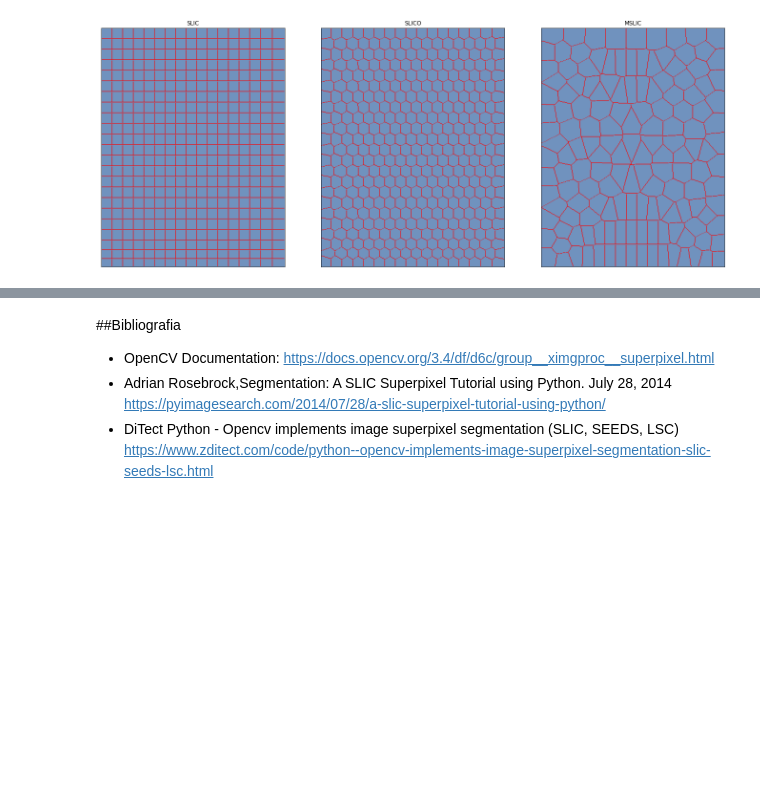
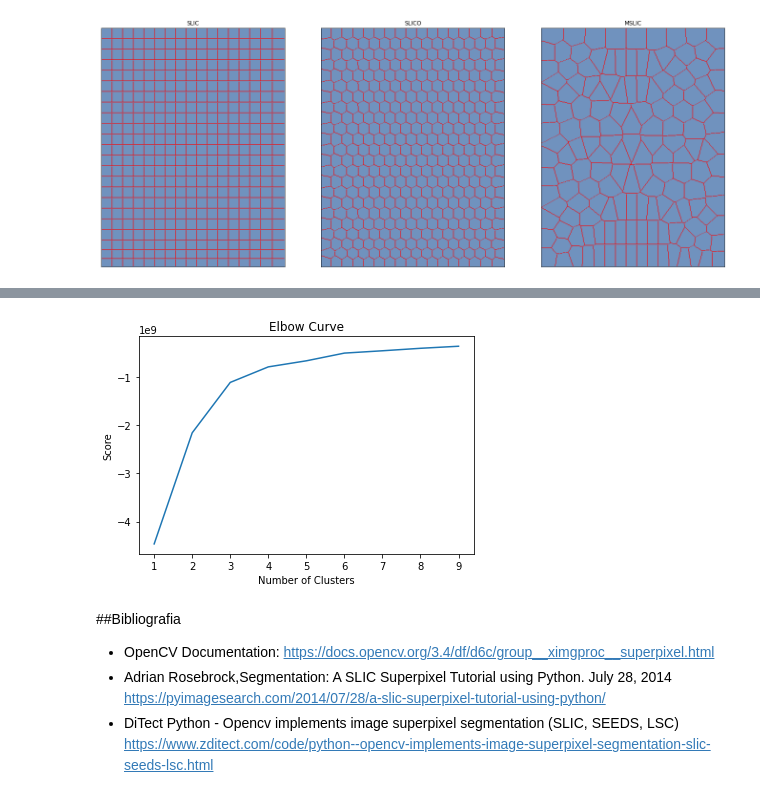
Before and after one commit to aalr007/VisionComputacional, a Jupyter notebook: SuperpixelesEquipo6.ipynb, the cells around one changed output, grey strips where cells are left out. Saved outputs shown, nothing was run; the diff lists cells and outputs as text; code cells hidden in the pictures; blank space fills up the shorter version.

```diff
--- a/SuperpixelesEquipo6.ipynb
+++ b/SuperpixelesEquipo6.ipynb
@@ -220,7 +225,7 @@ color_img[:] = (0, 0, 255)
 
 i=0
 for i in range(3):
-  islic = cv2.ximgproc.createSuperpixelSLIC(img,	algorithm = SlicAlgorthm[i],region_size=20,ruler=1.0)
+  islic = cv2.ximgproc.createSuperpixelSLIC(img,	algorithm = SlicAlgorthm[i],region_size=20,ruler=1)
   islic.iterate(10) #Number of iterations, the bigger the better the effect
   mask_slic = islic.getLabelContourMask() #Get Mask, superpixel edge Mask==1
   label_slic = islic.getLabels() #Get superpixel labels
@@ -251,3 +292,16 @@ plt.show()
+# %%
+Nc = range(1, 10)
+kmeans = [KMeans(n_clusters=i,n_init="auto") for i in Nc]
+kmeans
+score = [kmeans[i].fit(pixel_vals).score(pixel_vals) for i in range(len(kmeans))]
+score
+plt.plot(Nc,score)
+plt.xlabel('Number of Clusters')
+plt.ylabel('Score')
+plt.title('Elbow Curve')
+plt.show()
+# %% [output]
+[figure, added]
 # %% [markdown]
 ##Bibliografia
 * OpenCV Documentation: https://docs.opencv.org/3.4/df/d6c/group__ximgproc__superpixel.html
```
Also changed, not shown: parts of 8 cells of this notebook.
